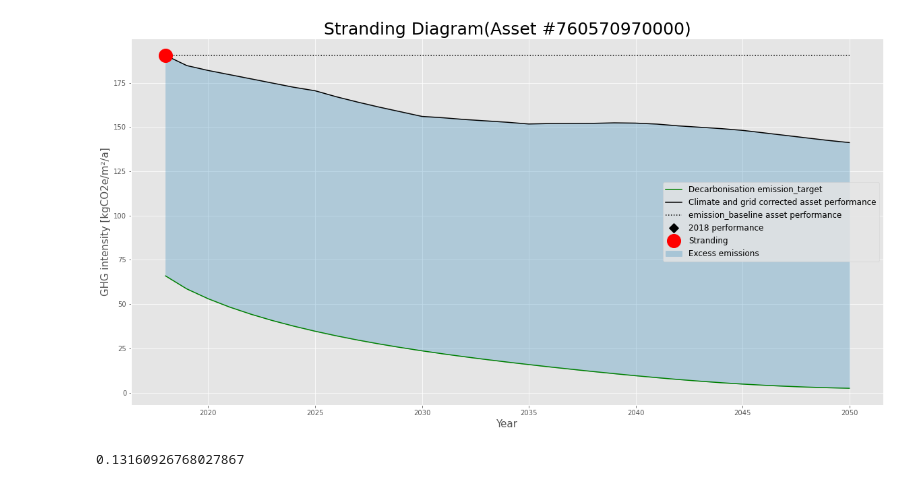
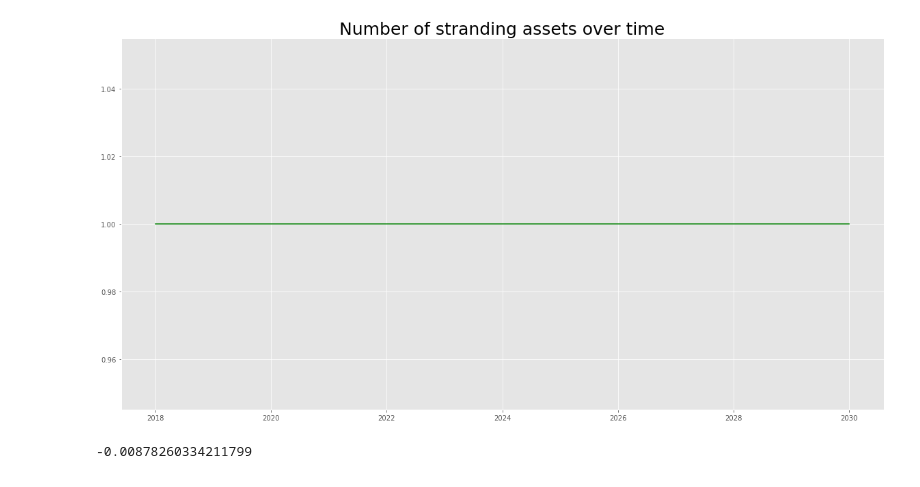
Before and after one commit to BlockchainClimateInstitute/package-crrem, a Jupyter notebook: CVAR .ipynb, the cells around one changed output. Drawn from its saved outputs; the diff is of its cells as text; code cells hidden in the pictures.

```diff
--- a/CVAR .ipynb
+++ b/CVAR .ipynb
@@ -40,0 +330,9 @@ buildings = [a,b]
+# %%
+a = Building(5336094578,500000)
+b = Building(750222380000,500000)
+
+json = {'BUILDING_REFERENCE_NUMBER':5336094578,'PROPERTY_GROUPING':'Domestic','PROPERTY_TYPE':'House',
+        'CO2_EMISS_CURR_PER_FLOOR_AREA': 66.0,'MAIN_FUEL':'mains gas (not community)',
+       'ENERGY_CONSUMPTION_CURRENT':375,'TOTAL_FLOOR_AREA':101.0,'NutsCode':'UKC11'}
+c = Building(json,500000)
+buildings = [c,b]
@@ -46,4 +353,0 @@ b.VAR()
-# %%
-b.Diagram()
-# %% [output]
-[figure, removed]
@@ -284,39 +354,7 @@ class Building:
-# %%
-# 1. attribute of the building_id
-# 2. method: plot (Number of stranding diagrams)
-
-class Portfolio:
-
-    def __init__(self, buildings):
-        self.buildings = buildings
-
-    def add_building(self, building):
-        self.buildings.append(building)
-
-    def VAR(self,target_temp=1.5, RCP_scenario=4.5, discount_factor=0.02, end_year=2050, Diagram=True):
-        total_loss = 0
-        total_price = 0
-        years = list(range(2018,end_year+1))
-        strand_buildings = pd.Series(0, index=years)
-        for building in self.buildings:
-            building.VAR(target_temp=target_temp, RCP_scenario=RCP_scenario, discount_factor=discount_factor, end_year=end_year, Diagram=False)
-            total_loss += building.loss_value
-            total_price += building.property_price
-            strand_buildings[building.stranding_year] += 1
-        if Diagram == True:
-            strand_buildings = strand_buildings.cummax()
-            plt.figure(figsize = (20,10))
-            plt.plot(strand_buildings, 'g', label = 'Decarbonisation emission_target')
-            plt.title('Number of stranding assets over time', fontsize=25)
-            plt.show()
-        return total_loss/total_price
-# %%
-a = Building(5336094578,500000)
-b = Building(760570970000,500000)
-buildings = [a,b]
 # %%
 p = Portfolio(buildings)
 # %%
-p.VAR(end_year = 2030, Diagram=False)
+p.VAR(end_year=2030, Diagram=True)
 # %% [output]
+[figure, added]
-0.13160926768027867
+-0.00878260334211799
```
Also changed, not shown: parts of 13 cells of this notebook, 11 other files.
